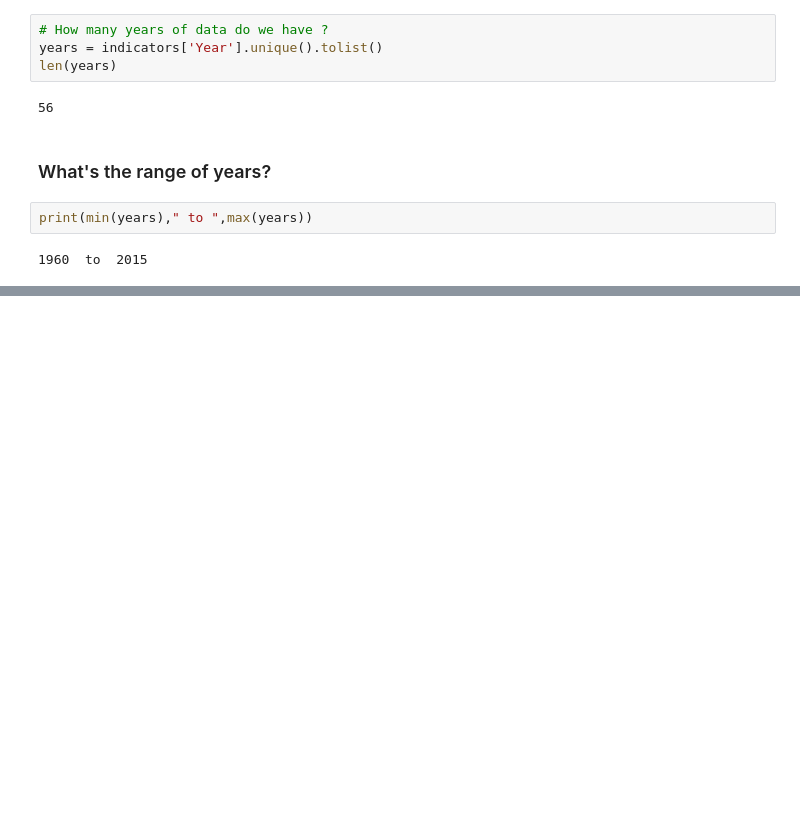
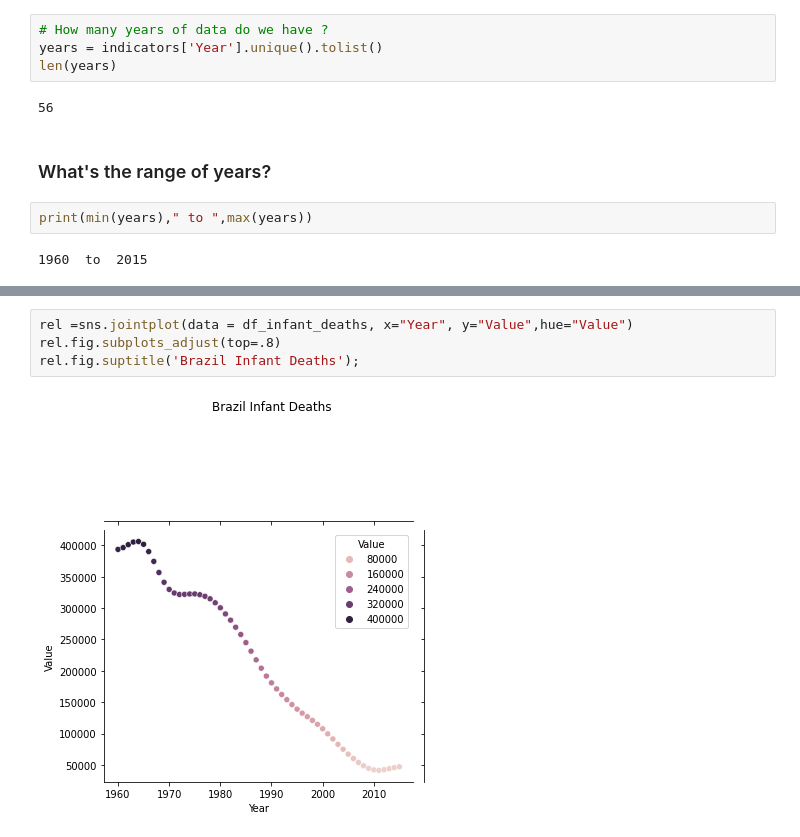
Before and after one commit to fabiokrone/DS_World_Development_Indicators, a Jupyter notebook: DSE_200X_MiniProject.ipynb, the cells around one changed output, grey strips where cells are left out. Cells and saved outputs as stored; diff of their text form; blank space fills up the shorter version.

```diff
--- a/DSE_200X_MiniProject.ipynb
+++ b/DSE_200X_MiniProject.ipynb
@@ -171,0 +153,6 @@ fig.show()
+# %%
+rel =sns.jointplot(data = df_infant_deaths, x="Year", y="Value",hue="Value")
+rel.fig.subplots_adjust(top=.8)
+rel.fig.suptitle('Brazil Infant Deaths');
+# %% [output]
+[figure, added]
```
Also changed, not shown: parts of 29 cells of this notebook.
